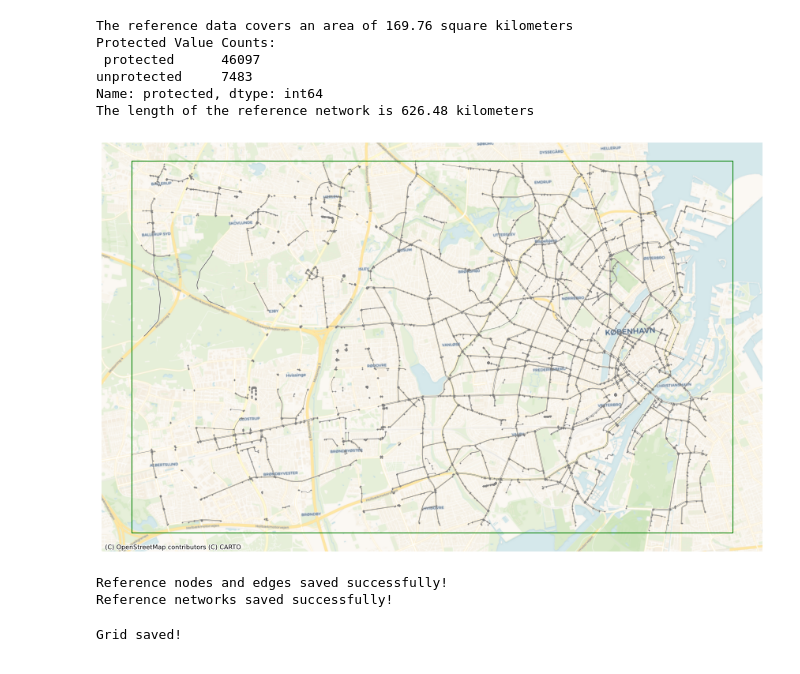
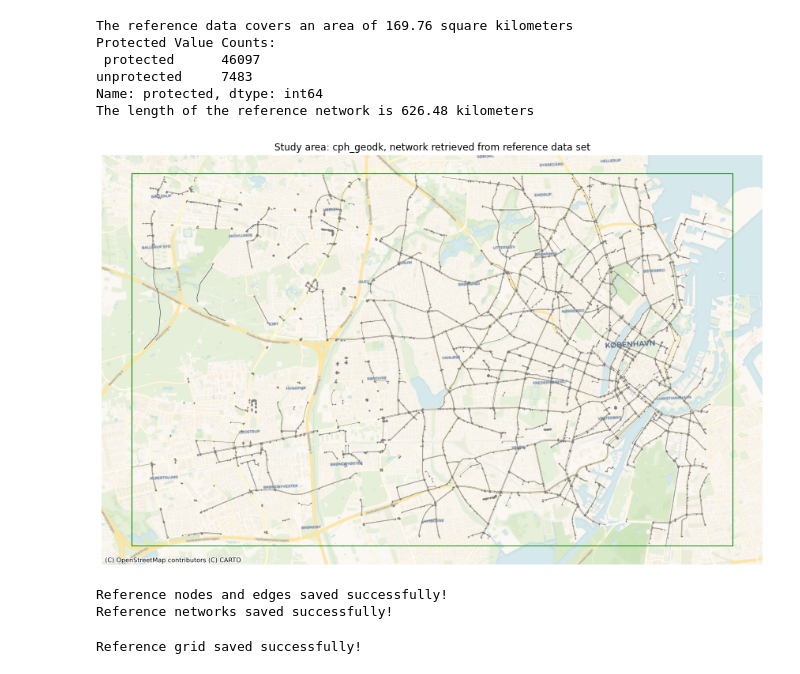
Before and after one commit to anerv/cycling_data_quality, a Jupyter notebook: scripts/REFERENCE/01b_load_reference.ipynb, the cells around one changed output. Cells and saved outputs as stored; diff of their text form; code cells hidden in the pictures.

```diff
--- a/scripts/REFERENCE/01b_load_reference.ipynb
+++ b/scripts/REFERENCE/01b_load_reference.ipynb
@@ -255,31 +263,35 @@ The length of the reference network is 626.48 kilometers
 # %%
 # Plot network
 fig, ax = plt.subplots(1, figsize=pdict["fsmap"])
 
 ref_edges_simplified.plot(
     ax = ax,
     color = pdict["ref_base"],
     linewidth = 0.5)
 ref_nodes_simplified.plot(
     ax = ax,
     color = pdict["ref_base"],
     markersize = 0.5)
 
 study_area_poly.plot(
     ax = ax,
     edgecolor = pdict["base"],
     facecolor = 'None',
     linewidth = 1)
 
 ax.set_axis_off()
 
 cx.add_basemap(
     ax,
     crs=study_area_poly.crs,
     source=cx.providers.CartoDB.Voyager
 )
+
+ax.set_title(f"Study area: {study_area}, network retrieved from reference data set");
+
+fig.savefig(ref_resplot_fp + "gpd_network_REF.png", dpi = pdict["dpi"])
 # %% [output]
-[figure, old version]
+[figure, new version]
 # %%
 # Join to grid
 
@@ -400,6 +412,6 @@ Reference networks saved successfully!
 # %%
 # Export grid
 grid.to_file(ref_grid_fp)
-print('Grid saved!')
+print('Reference grid saved successfully!')
 # %% [output]
-Grid saved!
+Reference grid saved successfully!
```
Also changed, not shown: parts of 2 cells of this notebook.
